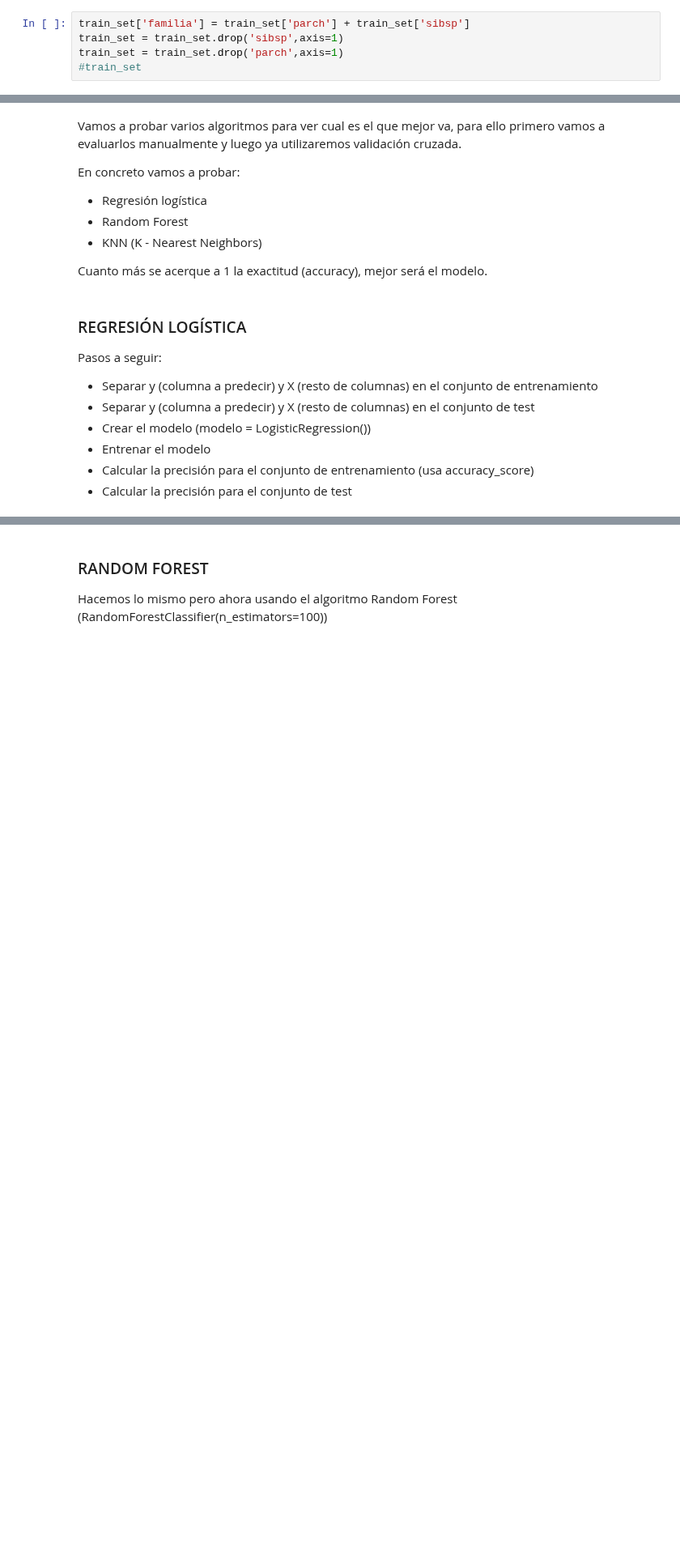
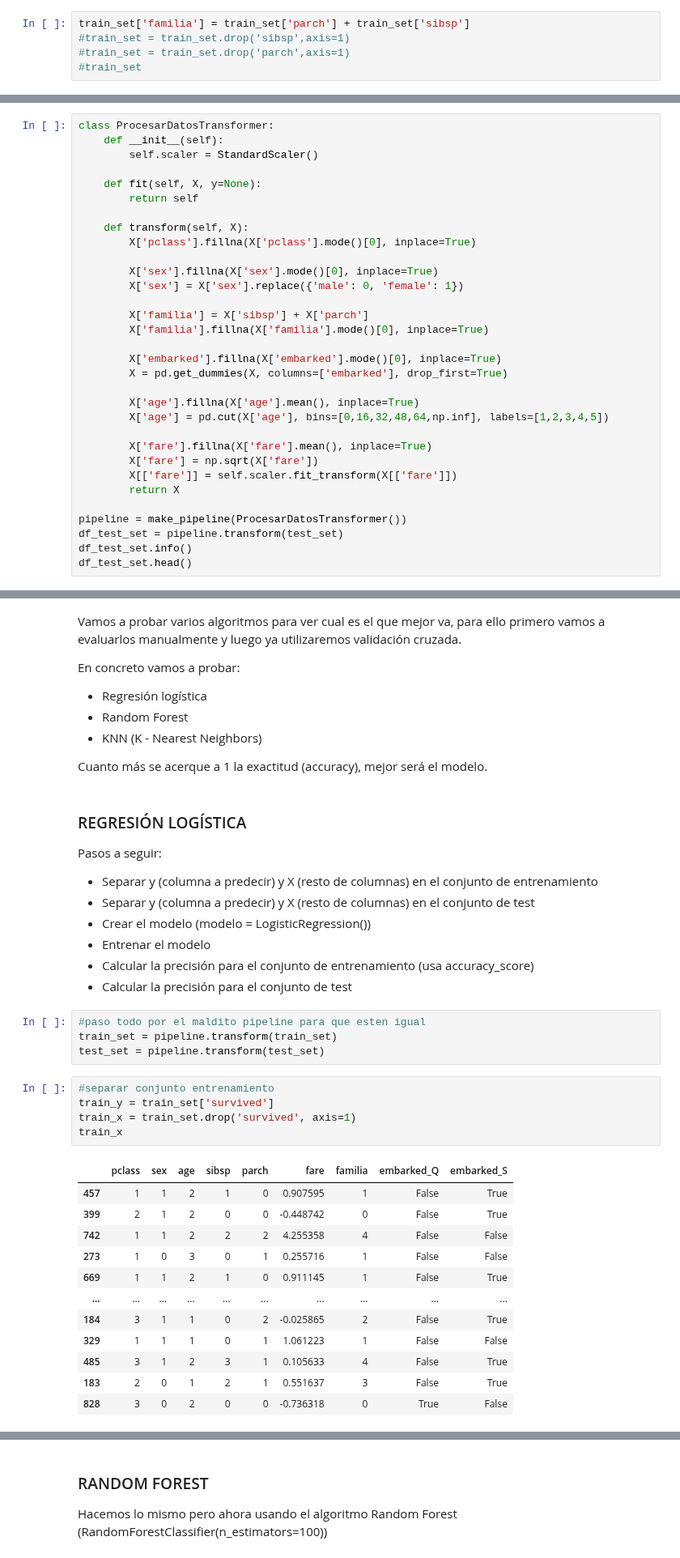
Before and after one commit to Elena2332/iabd, a Jupyter notebook: ia/sapa/2_4Ejercicios.ipynb, the cells around one changed output, grey strips where cells are left out. Shown at 81% size. Saved outputs shown, nothing was run; the diff lists cells and outputs as text; blank space fills up the shorter version.

```diff
--- a/ia/sapa/2_4Ejercicios.ipynb
+++ b/ia/sapa/2_4Ejercicios.ipynb
@@ -384,8 +385,8 @@ Pero vamos a empezar poco a poco
 Crea el atributo familia como suma de sibsp y parch y luego borra sibsp y parch
 # %%
 train_set['familia'] = train_set['parch'] + train_set['sibsp']
-train_set = train_set.drop('sibsp',axis=1)
-train_set = train_set.drop('parch',axis=1)
+#train_set = train_set.drop('sibsp',axis=1)
+#train_set = train_set.drop('parch',axis=1)
 #train_set
 # %% [markdown]
 Rellenamos los datos ausentes en el dataframe (lo hacemos para todas las columnas aunque ahora la mayoría no tiene datos ausentes, pero no sabemos como serán los datos si tenemos que volver a entrenar el modelo)
@@ -640,0 +551,32 @@ ValueError: The truth value of an array with more than one element is ambiguous.
+# %%
+class ProcesarDatosTransformer:
+    def __init__(self):
+        self.scaler = StandardScaler()
+
+    def fit(self, X, y=None):
+        return self
+
+    def transform(self, X):
+        X['pclass'].fillna(X['pclass'].mode()[0], inplace=True)
+
+        X['sex'].fillna(X['sex'].mode()[0], inplace=True)
+        X['sex'] = X['sex'].replace({'male': 0, 'female': 1})
+
+        X['familia'] = X['sibsp'] + X['parch']
+        X['familia'].fillna(X['familia'].mode()[0], inplace=True)
+
+        X['embarked'].fillna(X['embarked'].mode()[0], inplace=True)
+        X = pd.get_dummies(X, columns=['embarked'], drop_first=True)
+
+        X['age'].fillna(X['age'].mean(), inplace=True)
+        X['age'] = pd.cut(X['age'], bins=[0,16,32,48,64,np.inf], labels=[1,2,3,4,5])
+
+        X['fare'].fillna(X['fare'].mean(), inplace=True)
+        X['fare'] = np.sqrt(X['fare'])
+        X[['fare']] = self.scaler.fit_transform(X[['fare']])
+        return X
+
+pipeline = make_pipeline(ProcesarDatosTransformer())
+df_test_set = pipeline.transform(test_set)
+df_test_set.info()
+df_test_set.head()
@@ -658,3 +624,25 @@ Pasos a seguir:
 - Entrenar el modelo
 - Calcular la precisión para el conjunto de entrenamiento (usa accuracy_score)
 - Calcular la precisión para el conjunto de test
+# %%
+#paso todo por el maldito pipeline para que esten igual
+train_set = pipeline.transform(train_set)
+test_set = pipeline.transform(test_set)
+# %%
+#separar conjunto entrenamiento
+train_y = train_set['survived']
+train_x = train_set.drop('survived', axis=1)
+train_x
+# %% [output]
+|  | pclass | sex | age | sibsp | parch | fare | familia | embarked_Q | embarked_S |
+| 457 | 1 | 1 | 2 | 1 | 0 | 0.907595 | 1 | False | True |
+| 399 | 2 | 1 | 2 | 0 | 0 | -0.448742 | 0 | False | True |
+| 742 | 1 | 1 | 2 | 2 | 2 | 4.255358 | 4 | False | False |
+| 273 | 1 | 0 | 3 | 0 | 1 | 0.255716 | 1 | False | False |
+| 669 | 1 | 1 | 2 | 1 | 0 | 0.911145 | 1 | False | True |
+| ... | ... | ... | ... | ... | ... | ... | ... | ... | ... |
+| 184 | 3 | 1 | 1 | 0 | 2 | -0.025865 | 2 | False | True |
+| 329 | 1 | 1 | 1 | 0 | 1 | 1.061223 | 1 | False | False |
+| 485 | 3 | 1 | 2 | 3 | 1 | 0.105633 | 4 | False | True |
+| 183 | 2 | 0 | 1 | 2 | 1 | 0.551637 | 3 | False | True |
+| 828 | 3 | 0 | 2 | 0 | 0 | -0.736318 | 0 | True | False |
```
Also changed, not shown: parts of 13 cells of this notebook.
